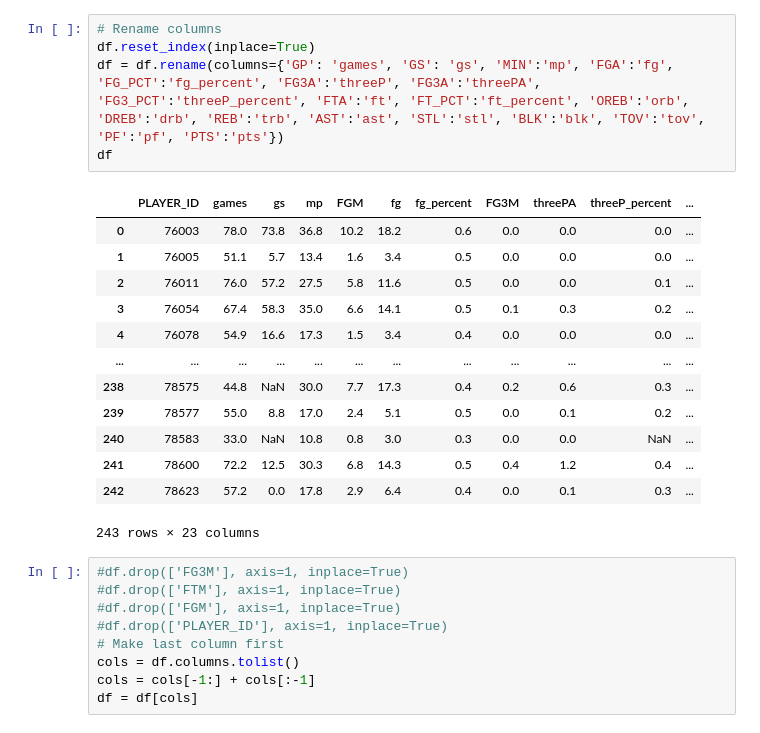
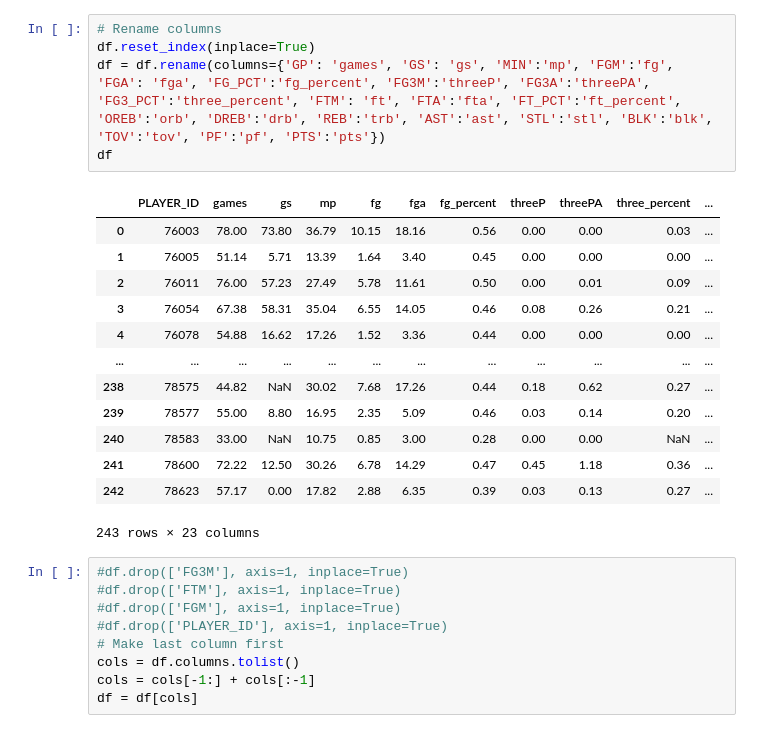
Before and after one commit to Scesar1/nba-stats, a Jupyter notebook: data/career.ipynb, the cells around one changed output. Saved outputs shown, nothing was run; the diff lists cells and outputs as text.

```diff
--- a/data/career.ipynb
+++ b/data/career.ipynb
@@ -111,21 +142,21 @@ print(df)
 # %%
 # Rename columns
 df.reset_index(inplace=True)
-df = df.rename(columns={'GP': 'games', 'GS': 'gs', 'MIN':'mp', 'FGA':'fg', 'FG_PCT':'fg_percent', 'FG3A':'threeP', 'FG3A':'threePA', 'FG3_PCT':'threeP_percent', 'FTA':'ft', 'FT_PCT':'ft_percent', 'OREB':'orb', 'DREB':'drb', 'REB':'trb', 'AST':'ast', 'STL':'stl', 'BLK':'blk', 'TOV':'tov', 'PF':'pf', 'PTS':'pts'})
+df = df.rename(columns={'GP': 'games', 'GS': 'gs', 'MIN':'mp', 'FGM':'fg', 'FGA': 'fga', 'FG_PCT':'fg_percent', 'FG3M':'threeP', 'FG3A':'threePA', 'FG3_PCT':'three_percent', 'FTM': 'ft', 'FTA':'fta', 'FT_PCT':'ft_percent', 'OREB':'orb', 'DREB':'drb', 'REB':'trb', 'AST':'ast', 'STL':'stl', 'BLK':'blk', 'TOV':'tov', 'PF':'pf', 'PTS':'pts'})
 df
 # %% [output]
-|  | PLAYER_ID | games | gs | mp | FGM | fg | fg_percent | FG3M | threePA | threeP_percent | ... |
-| 0 | 76003 | 78.0 | 73.8 | 36.8 | 10.2 | 18.2 | 0.6 | 0.0 | 0.0 | 0.0 | ... |
-| 1 | 76005 | 51.1 | 5.7 | 13.4 | 1.6 | 3.4 | 0.5 | 0.0 | 0.0 | 0.0 | ... |
-| 2 | 76011 | 76.0 | 57.2 | 27.5 | 5.8 | 11.6 | 0.5 | 0.0 | 0.0 | 0.1 | ... |
-| 3 | 76054 | 67.4 | 58.3 | 35.0 | 6.6 | 14.1 | 0.5 | 0.1 | 0.3 | 0.2 | ... |
-| 4 | 76078 | 54.9 | 16.6 | 17.3 | 1.5 | 3.4 | 0.4 | 0.0 | 0.0 | 0.0 | ... |
+|  | PLAYER_ID | games | gs | mp | fg | fga | fg_percent | threeP | threePA | three_percent | ... |
+| 0 | 76003 | 78.00 | 73.80 | 36.79 | 10.15 | 18.16 | 0.56 | 0.00 | 0.00 | 0.03 | ... |
+| 1 | 76005 | 51.14 | 5.71 | 13.39 | 1.64 | 3.40 | 0.45 | 0.00 | 0.00 | 0.00 | ... |
+| 2 | 76011 | 76.00 | 57.23 | 27.49 | 5.78 | 11.61 | 0.50 | 0.00 | 0.01 | 0.09 | ... |
+| 3 | 76054 | 67.38 | 58.31 | 35.04 | 6.55 | 14.05 | 0.46 | 0.08 | 0.26 | 0.21 | ... |
+| 4 | 76078 | 54.88 | 16.62 | 17.26 | 1.52 | 3.36 | 0.44 | 0.00 | 0.00 | 0.00 | ... |
 | ... | ... | ... | ... | ... | ... | ... | ... | ... | ... | ... | ... |
-| 238 | 78575 | 44.8 | NaN | 30.0 | 7.7 | 17.3 | 0.4 | 0.2 | 0.6 | 0.3 | ... |
-| 239 | 78577 | 55.0 | 8.8 | 17.0 | 2.4 | 5.1 | 0.5 | 0.0 | 0.1 | 0.2 | ... |
-| 240 | 78583 | 33.0 | NaN | 10.8 | 0.8 | 3.0 | 0.3 | 0.0 | 0.0 | NaN | ... |
-| 241 | 78600 | 72.2 | 12.5 | 30.3 | 6.8 | 14.3 | 0.5 | 0.4 | 1.2 | 0.4 | ... |
-| 242 | 78623 | 57.2 | 0.0 | 17.8 | 2.9 | 6.4 | 0.4 | 0.0 | 0.1 | 0.3 | ... |
+| 238 | 78575 | 44.82 | NaN | 30.02 | 7.68 | 17.26 | 0.44 | 0.18 | 0.62 | 0.27 | ... |
+| 239 | 78577 | 55.00 | 8.80 | 16.95 | 2.35 | 5.09 | 0.46 | 0.03 | 0.14 | 0.20 | ... |
+| 240 | 78583 | 33.00 | NaN | 10.75 | 0.85 | 3.00 | 0.28 | 0.00 | 0.00 | NaN | ... |
+| 241 | 78600 | 72.22 | 12.50 | 30.26 | 6.78 | 14.29 | 0.47 | 0.45 | 1.18 | 0.36 | ... |
+| 242 | 78623 | 57.17 | 0.00 | 17.82 | 2.88 | 6.35 | 0.39 | 0.03 | 0.13 | 0.27 | ... |
 243 rows × 23 columns
 # %%
 #df.drop(['FG3M'], axis=1, inplace=True)
```
Also changed, not shown: parts of 12 cells of this notebook, 4 other files.
